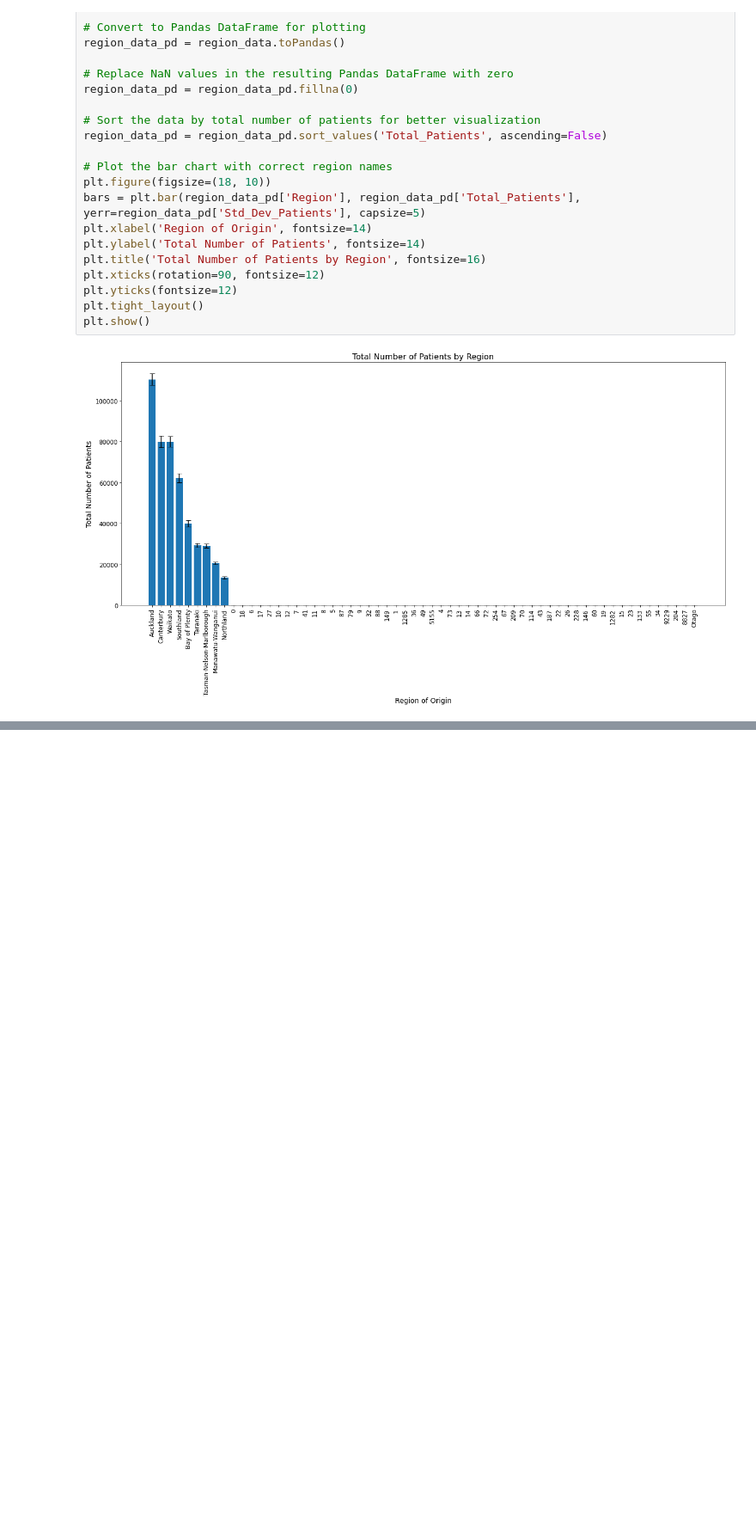
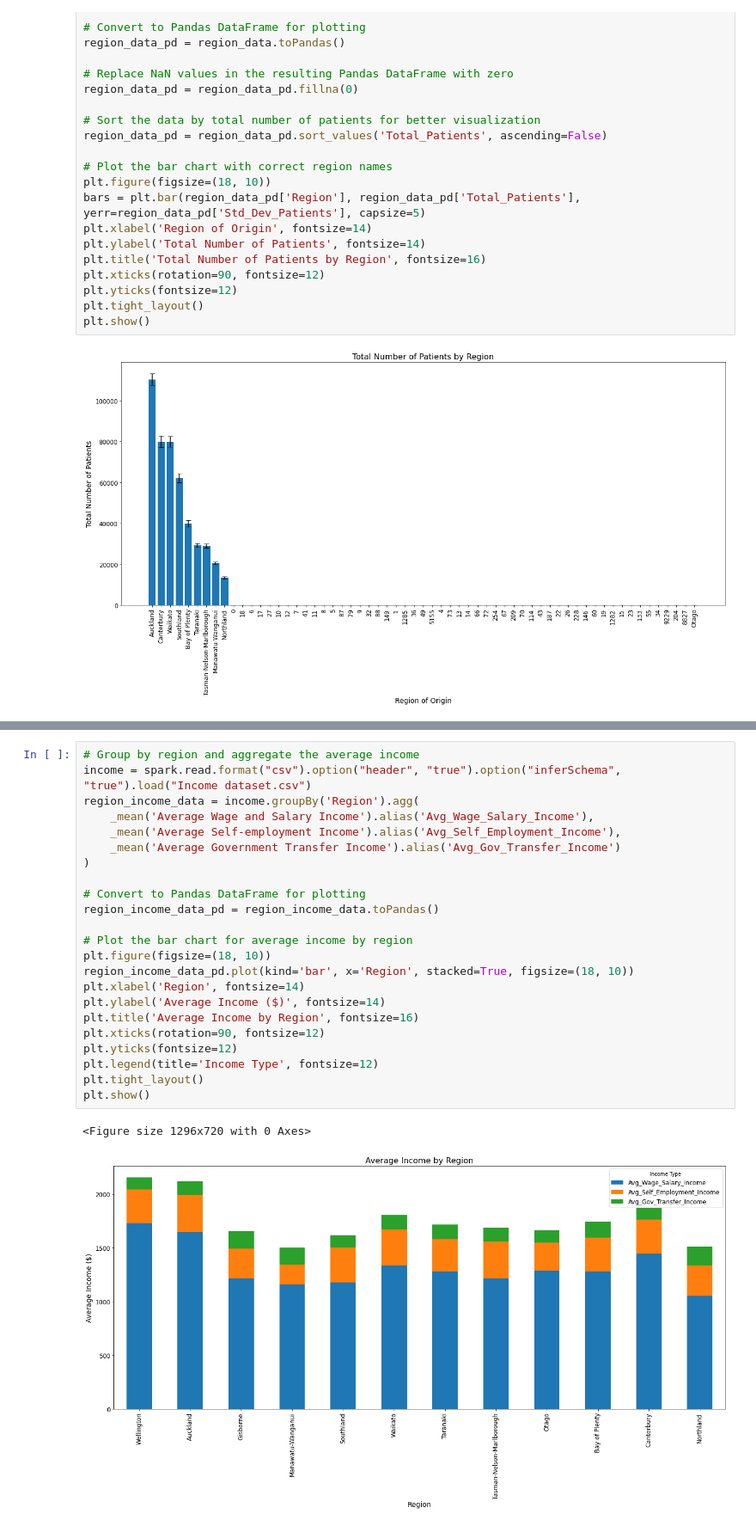
Before and after one commit to Dianfan-Lyu/test, a Jupyter notebook: data.ipynb, the cells around one changed output, grey strips where cells are left out. Shown at 86% size. Saved outputs shown, nothing was run; the diff lists cells and outputs as text; blank space fills up the shorter version.

```diff
--- a/data.ipynb
+++ b/data.ipynb
@@ -242,0 +272,26 @@ plt.show()
+# %%
+# Group by region and aggregate the average income
+income = spark.read.format("csv").option("header", "true").option("inferSchema", "true").load("Income dataset.csv")
+region_income_data = income.groupBy('Region').agg(
+    _mean('Average Wage and Salary Income').alias('Avg_Wage_Salary_Income'),
+    _mean('Average Self-employment Income').alias('Avg_Self_Employment_Income'),
+    _mean('Average Government Transfer Income').alias('Avg_Gov_Transfer_Income')
+)
+
+# Convert to Pandas DataFrame for plotting
+region_income_data_pd = region_income_data.toPandas()
+
+# Plot the bar chart for average income by region
+plt.figure(figsize=(18, 10))
+region_income_data_pd.plot(kind='bar', x='Region', stacked=True, figsize=(18, 10))
+plt.xlabel('Region', fontsize=14)
+plt.ylabel('Average Income ($)', fontsize=14)
+plt.title('Average Income by Region', fontsize=16)
+plt.xticks(rotation=90, fontsize=12)
+plt.yticks(fontsize=12)
+plt.legend(title='Income Type', fontsize=12)
+plt.tight_layout()
+plt.show()
+# %% [output]
+<Figure size 1296x720 with 0 Axes>
+[figure, added]
```
Also changed, not shown: parts of 17 cells of this notebook.
